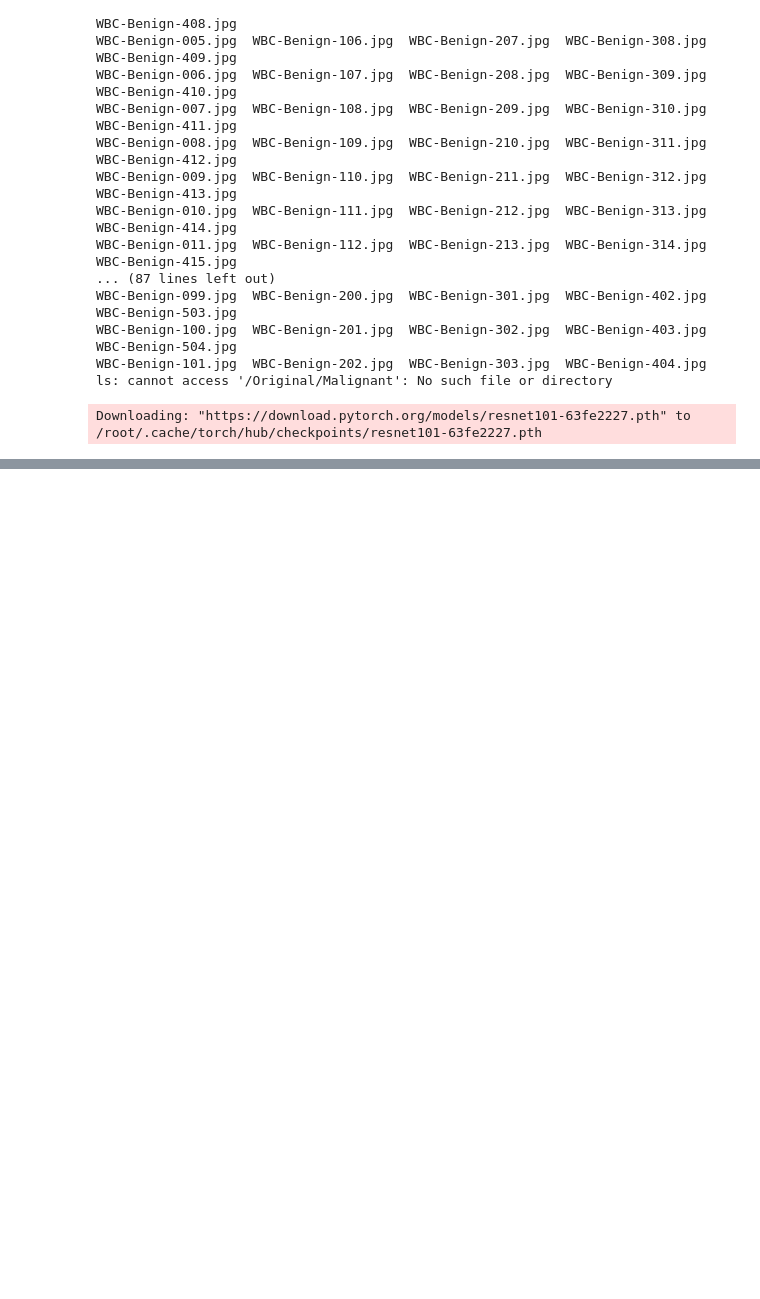
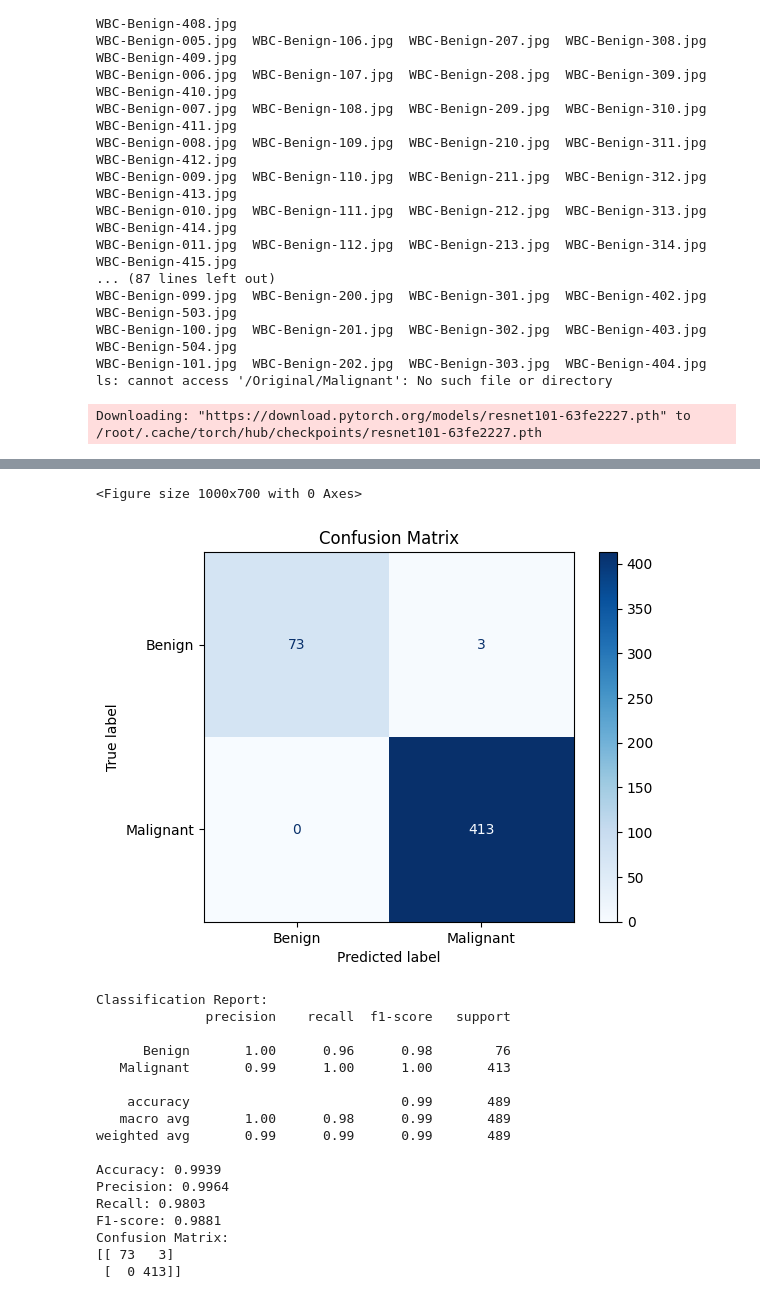
Before and after one commit to Hadiqapieas/Leukemia-Data-classification, a Jupyter notebook: ResNet101.ipynb, the cells around one changed output, grey strips where cells are left out. Saved outputs shown, nothing was run; the diff lists cells and outputs as text; code cells hidden in the pictures; blank space fills up the shorter version.

```diff
--- a/ResNet101.ipynb
+++ b/ResNet101.ipynb
@@ -303,0 +304,61 @@ F1-score: 0.9682
+# %%
+def evaluate_model(model, dataloader, device):
+    model.eval()
+    correct = 0
+    total = 0
+    all_labels = []
+    all_preds = []
+
+    with torch.no_grad():
+        for inputs, labels in dataloader:
+            inputs = inputs.to(device)
+            labels = labels.to(device)
+
+            outputs = model(inputs)
+            _, preds = torch.max(outputs, 1)
+
+            total += labels.size(0)
+            correct += (preds == labels).sum().item()
+
+            all_labels.extend(labels.cpu().numpy())
+            all_preds.extend(preds.cpu().numpy())
+
+    accuracy = correct / total
+    precision = precision_score(all_labels, all_preds, average='macro')
+    recall = recall_score(all_labels, all_preds, average='macro')
+    f1 = f1_score(all_labels, all_preds, average='macro')
+
+    print(f'Accuracy: {accuracy:.4f}')
+    print(f'Precision: {precision:.4f}')
+    print(f'Recall: {recall:.4f}')
+    print(f'F1-score: {f1:.4f}')
+
+    # Generating the confusion matrix
+    cm = confusion_matrix(all_labels, all_preds)
+    print("Confusion Matrix:")
+    print(cm)
+
+    # Plotting the confusion matrix
+    plt.figure(figsize=(10, 7))
+    disp = ConfusionMatrixDisplay(confusion_matrix=cm, display_labels=dataloader.dataset.classes)
+    disp.plot(cmap=plt.cm.Blues)
+    plt.title('Confusion Matrix')
+    plt.show()
+
+    # Generating the classification report
+    class_report = classification_report(all_labels, all_preds, target_names=dataloader.dataset.classes)
+    print("Classification Report:")
+    print(class_report)
+evaluate_model(model, test_loader, device)
+# Assuming test_loader is defined earlier in the code
+# Create the data loader for the test dataset
+test_loader = DataLoader(test_dataset, batch_size=32, shuffle=False)
+
+# Ensure that you pass the correct dataloader
+evaluate_model(model, test_loader, device)
+# Ensure test_loader is defined properly
+test_loader = DataLoader(test_dataset, batch_size=32, shuffle=False)
+
+# Evaluate the model using the test_loader
+evaluate_model(model, test_loader, device)
+# %% [output]
@@ -303,0 +372,19 @@ F1-score: 0.9682
+<Figure size 1000x700 with 0 Axes>
+[figure, added]
+Classification Report:
+              precision    recall  f1-score   support
+
+      Benign       1.00      0.96      0.98        76
+   Malignant       0.99      1.00      1.00       413
+
+    accuracy                           0.99       489
+   macro avg       1.00      0.98      0.99       489
+weighted avg       0.99      0.99      0.99       489
+
+Accuracy: 0.9939
+Precision: 0.9964
+Recall: 0.9803
+F1-score: 0.9881
+Confusion Matrix:
+[[ 73   3]
+ [  0 413]]
```
Also changed, not shown: parts of 4 cells of this notebook.
